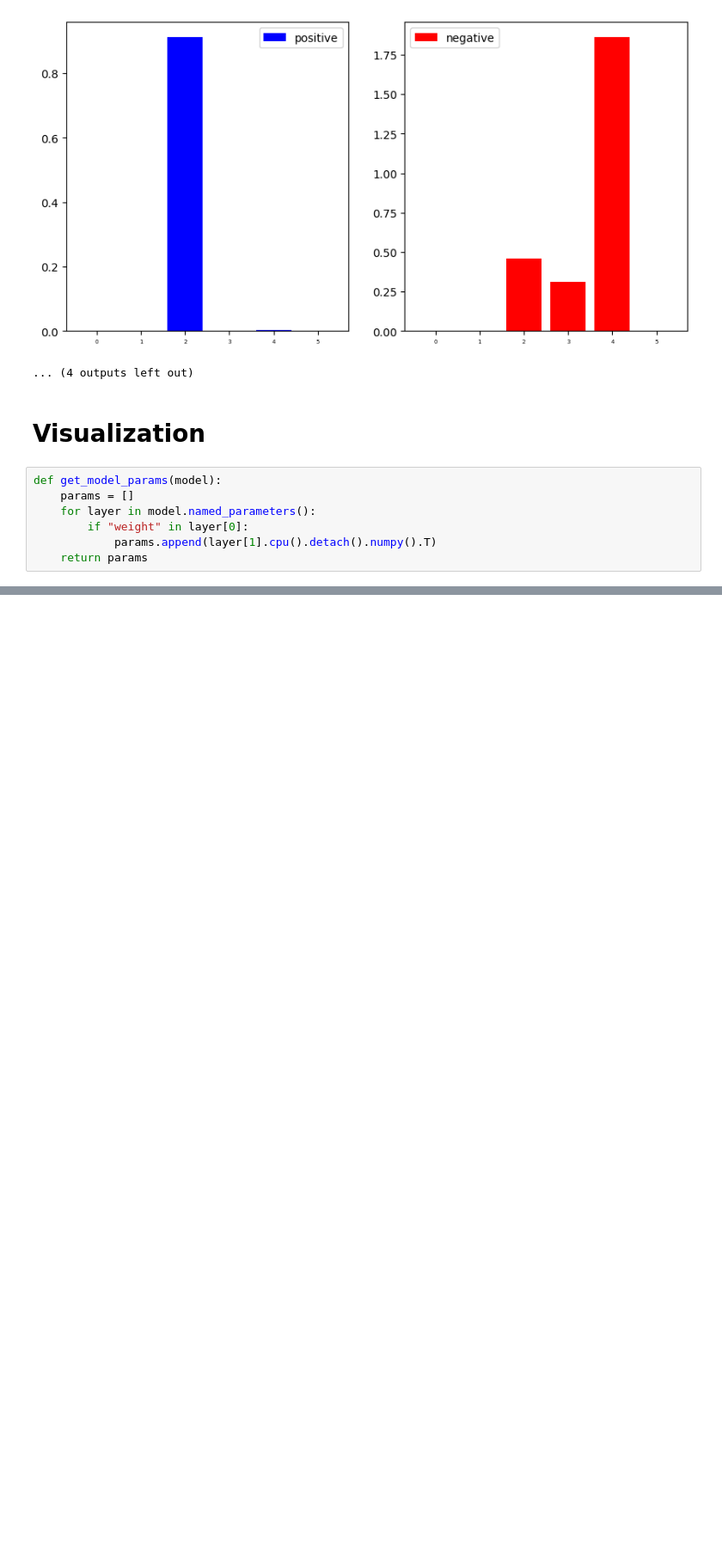
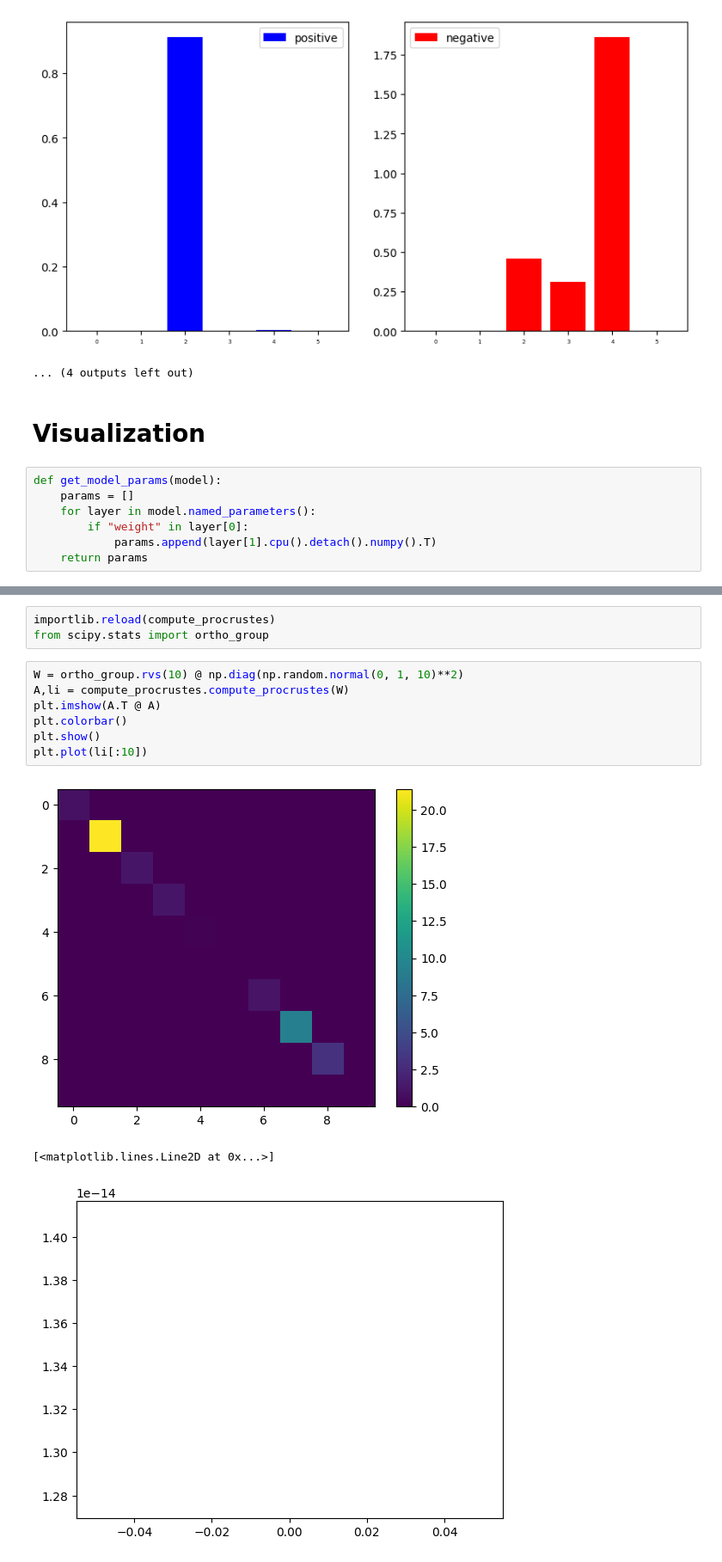
Before and after one commit to Aurelien-Stumpf-Mascles/ICM_internship, a Jupyter notebook: experiment_1/mlp_distribution_synthetic.ipynb, the cells around one changed output, grey strips where cells are left out. Shown: that part at 86% size. Cells and saved outputs as stored; diff of their text form; blank space fills up the shorter version.

```diff
--- a/experiment_1/mlp_distribution_synthetic.ipynb
+++ b/experiment_1/mlp_distribution_synthetic.ipynb
@@ -339,3 +399,17 @@ def get_model_params(model):
+# %%
+importlib.reload(compute_procrustes)
+from scipy.stats import ortho_group
+# %%
+W = ortho_group.rvs(10) @ np.diag(np.random.normal(0, 1, 10)**2)
+A,li = compute_procrustes.compute_procrustes(W)
+plt.imshow(A.T @ A)
+plt.colorbar()
+plt.show()
+plt.plot(li[:10])
+# %% [output]
+[figure, added]
+[<matplotlib.lines.Line2D at 0x...>]
+[figure, added]
 # %%
 l = get_model_params(model)
 network_structure = layer_sizes_list
```
Also changed, not shown: parts of 11 cells of this notebook, 3 other files.
